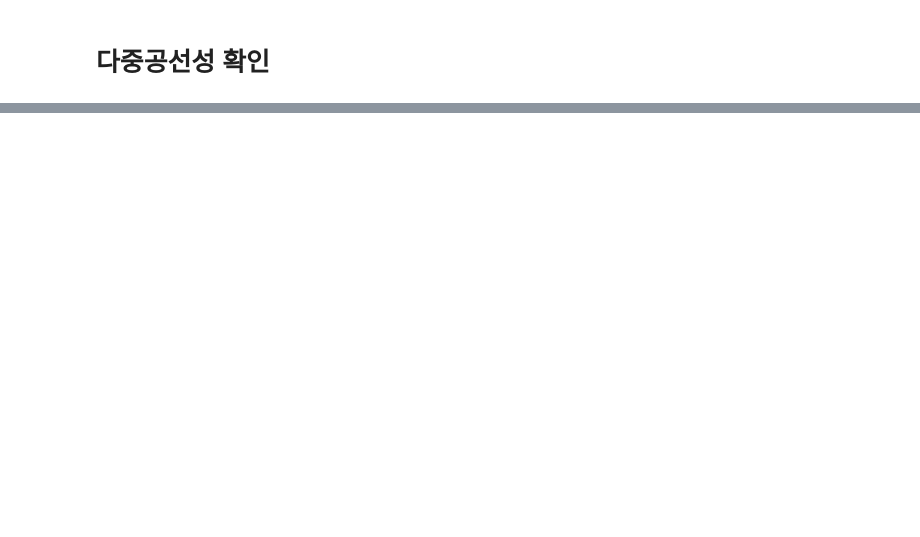
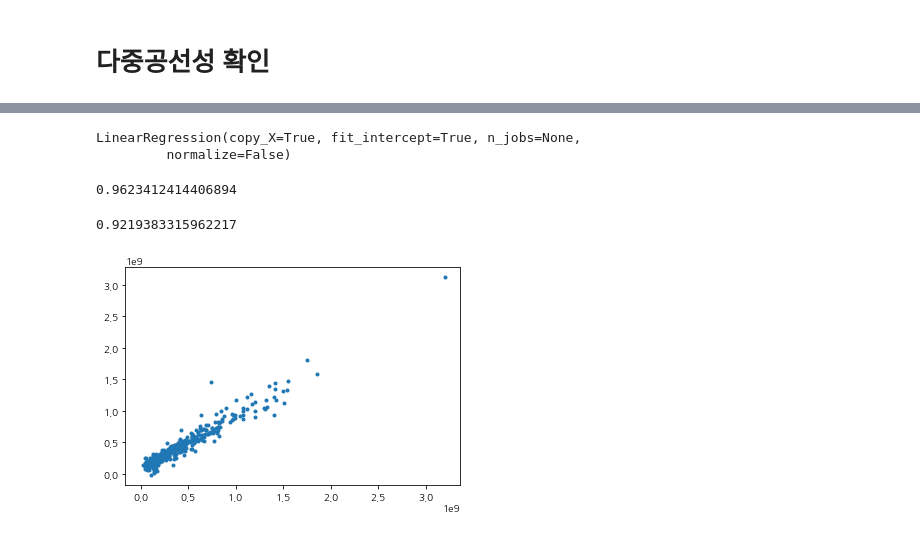
Before and after one commit to smothly/ToBigs, a Jupyter notebook: week2/linear_regression_HW/wk2_과제2.ipynb, the cells around one changed output, grey strips where cells are left out. Drawn from its saved outputs; the diff is of its cells as text; code cells hidden in the pictures; blank space fills up the shorter version.

```diff
--- a/week2/linear_regression_HW/wk2_과제2.ipynb
+++ b/week2/linear_regression_HW/wk2_과제2.ipynb
@@ -446,0 +504,3 @@ TypeError: ufunc 'isfinite' not supported for the input types, and the inputs co
+# %%
+vif_data.drop(['일괄', '개별', 'point.y', 'Minimum_sales_price', 'Auction_key'], axis='columns', inplace=True)
+data.drop(['일괄', '개별', 'point.y', 'Minimum_sales_price', 'Auction_key'], axis='columns', inplace=True)
@@ -446,0 +544,39 @@ TypeError: ufunc 'isfinite' not supported for the input types, and the inputs co
+# %%
+x_col =list(vif_data.columns).copy()
+x_col.remove('Hammer_price')
+# %%
+from sklearn.model_selection import train_test_split
+
+X_train, X_test, y_train, y_test = train_test_split(data[x_col], data['Hammer_price'], test_size=0.2, random_state=0)
+# %%
+from sklearn.linear_model import LinearRegression
+
+#모델 불러옴
+model = LinearRegression()
+
+model.fit(X_train, y_train)
+# %% [output]
+LinearRegression(copy_X=True, fit_intercept=True, n_jobs=None,
+         normalize=False)
+# %%
+#fit된 모델의 R-square
+model.score(X_train, y_train)
+# %% [output]
+0.9623412414406894
+# %%
+#test데이터 R-square
+model.score(X_test, y_test)
+# %% [output]
+0.9219383315962217
+# %%
+# 예측 vs. 실제데이터 plot
+y_pred = model.predict(X_test)
+plt.plot(y_test, y_pred, '.')
+
+# 예측과 실제가 비슷하면, 라인상에 분포함
+x = np.linspace(0, 330, 100)
+y = x
+plt.plot(x, y)
+plt.show()
+# %% [output]
+[figure, added]
```
Also changed, not shown: parts of 16 cells of this notebook, 9 other files.
